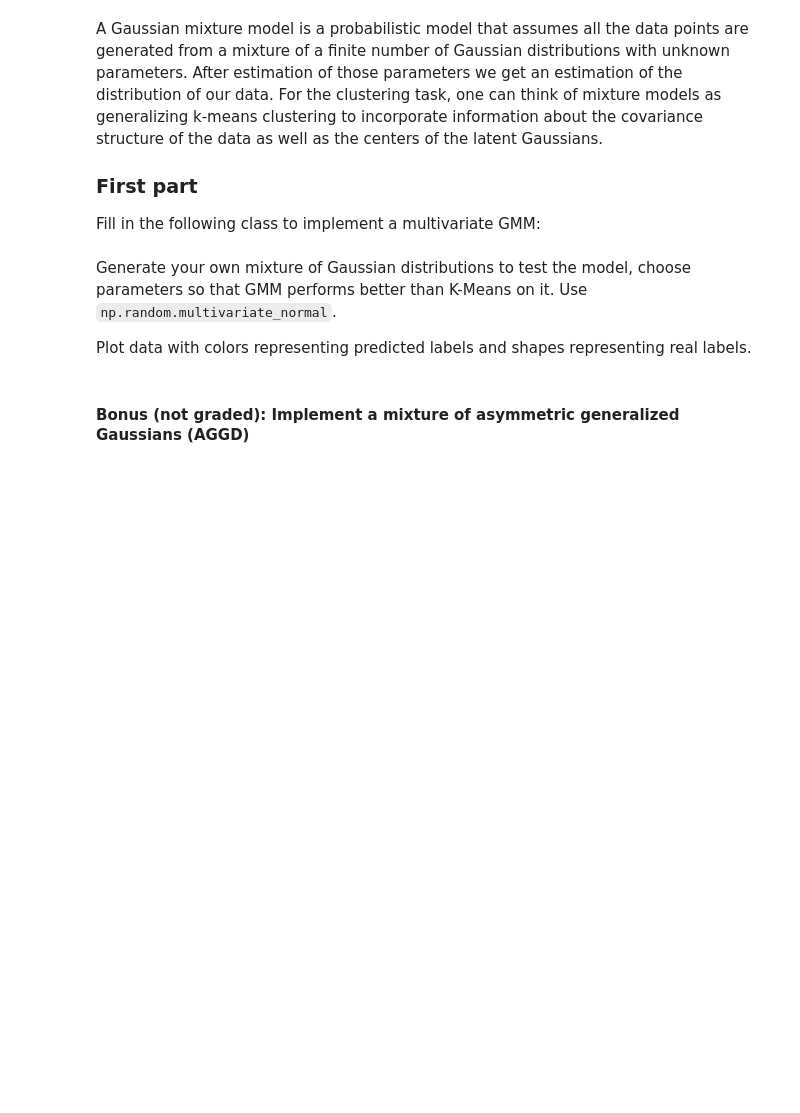
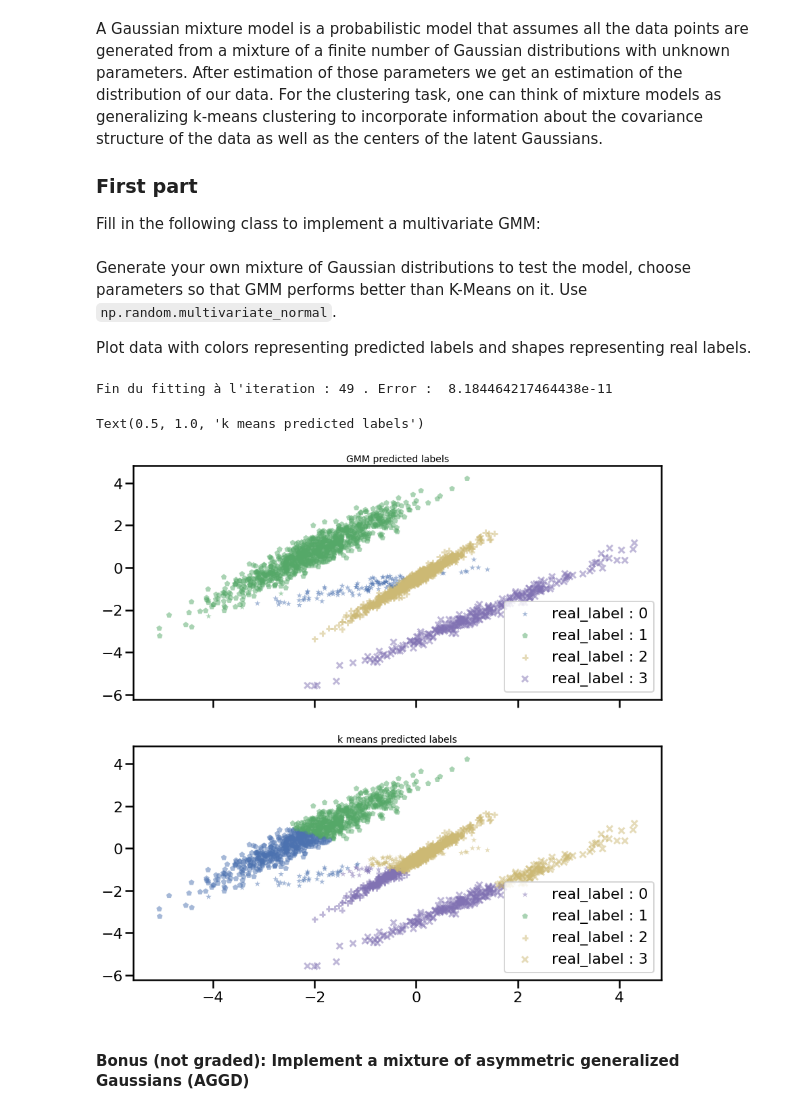
Before and after one commit to bricerauby/LabsMachineLearning, a Jupyter notebook: lab4-6-MM.ipynb, the cells around one changed output. Drawn from its saved outputs; the diff is of its cells as text; code cells hidden in the pictures; blank space fills up the shorter version.

```diff
--- a/lab4-6-MM.ipynb
+++ b/lab4-6-MM.ipynb
@@ -10,10 +10,13 @@ We begin with the standard imports:
 import numpy as np
 import matplotlib.pyplot as plt
 import seaborn as sns
+from sklearn.datasets import make_sparse_spd_matrix
+from scipy.stats import multivariate_normal
+from sklearn.cluster import KMeans
 %matplotlib inline
 sns.set_context('poster')
 sns.set_color_codes()
-plot_kwds = {'alpha' : 0.25, 's' : 80, 'linewidths':0}
+plot_kwds = {'alpha' : 0.5, 's' : 80, 'linewidths':0}
 # %% [markdown]
 We will have two toy datasets to try the different methods:
 # %% [markdown]
@@ -115,3 +184,34 @@ Plot data with colors representing predicted labels and shapes representing real
+# %%
+##Fitting et comparaison avec d'autres modèles
+np.random.seed(0)
+model = my_GMM(k)
+model.fit(X, it_max = 1000, tol = 10**-10);
+
+kmeans = KMeans(n_clusters=4, max_iter=200).fit(X)
+fig, ax = plt.subplots(2,1, figsize =(14, 14), sharex = True, sharey = True)
+marker_style = ['*','p','+', 'x']
+color_map = ['b' , 'g', 'y', 'm']
+
+for label_gt in range(k):
+    labels_pred = model.labels_[np.where(labels==label_gt)]
+    color_labels_pred = [color_map[i] for i in labels_pred]
+    ax[0].scatter(X[:, 0].T[np.where(labels==label_gt)], X[:, 1].T[np.where(labels==label_gt)],
+                  c=color_labels_pred, marker=marker_style[label_gt],
+                   **plot_kwds, label= 'real_label : {}'.format(label_gt))
+    labels_pred = kmeans.labels_[np.where(labels==label_gt)]
+    color_labels_pred = [color_map[i] for i in labels_pred]
+    ax[1].scatter(X[:, 0].T[np.where(labels==label_gt)], X[:, 1].T[np.where(labels==label_gt)],
+                  c=color_labels_pred, marker=marker_style[label_gt],
+                   **plot_kwds, label= 'real_label : {}'.format(label_gt))
+
+ax[0].legend()
+ax[1].legend()
+ax[0].set_title('GMM predicted labels', size = 14);
+ax[1].set_title('k means predicted labels', size = 14)
+# %% [output]
+Fin du fitting à l'iteration : 49 . Error :  8.184464217464438e-11
+Text(0.5, 1.0, 'k means predicted labels')
+[figure, added]
 # %% [markdown]
 #### Bonus (not graded): Implement a mixture of asymmetric generalized Gaussians (AGGD)
 # %% [markdown]
```
Also changed, not shown: parts of 22 cells of this notebook, 3 other files.
